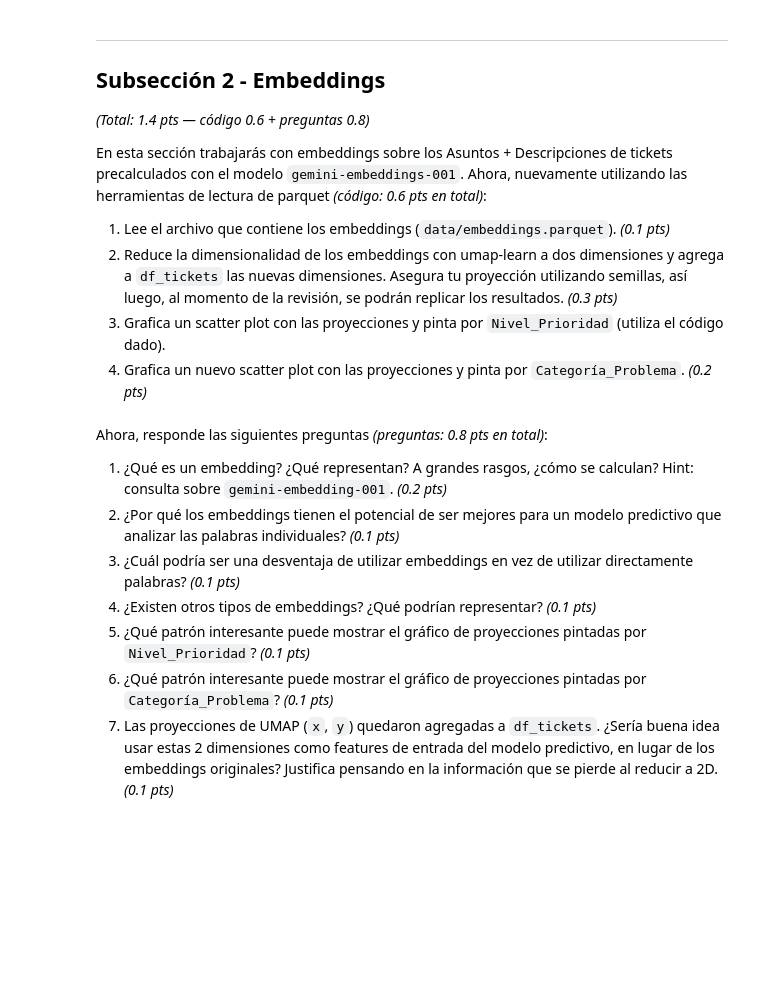
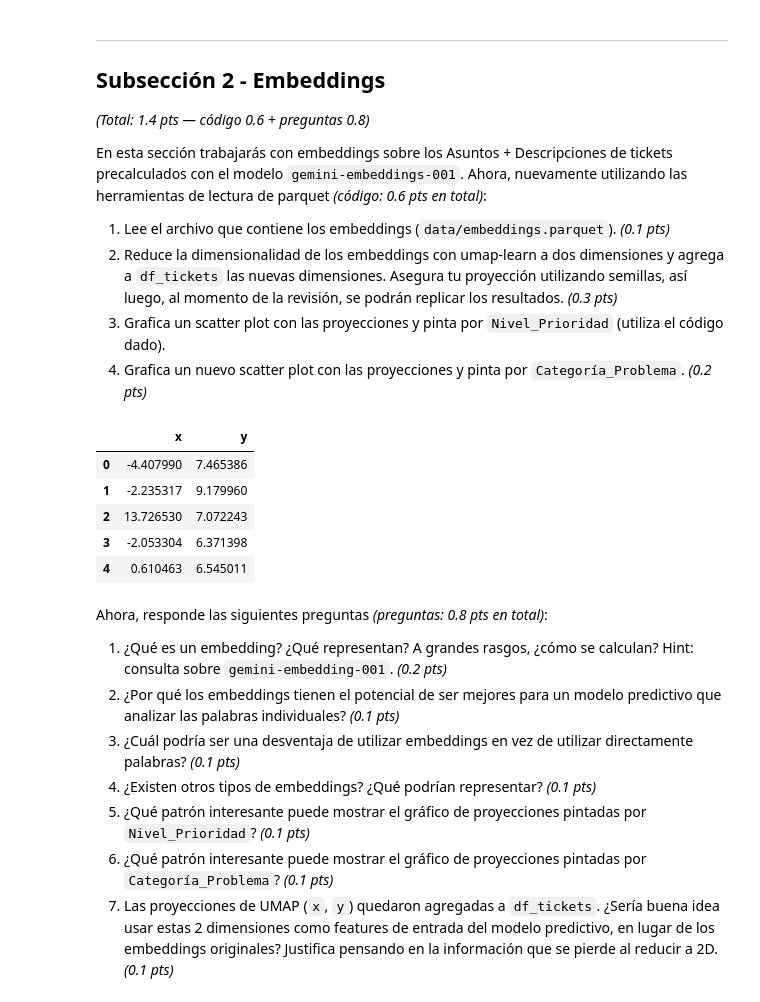
Before and after one commit to cadaeic628/MDS7202, a Jupyter notebook: project/Enunciado_Parte1_Analisis.ipynb, the cells around one changed output. Saved outputs shown, nothing was run; the diff lists cells and outputs as text; code cells hidden in the pictures; blank space fills up the shorter version.

Commit message:
Completar subsección 2.2 de embeddings de la Parte 1

```diff
--- a/project/Enunciado_Parte1_Analisis.ipynb
+++ b/project/Enunciado_Parte1_Analisis.ipynb
@@ -158,8 +158,33 @@ En esta sección trabajarás con embeddings sobre los Asuntos + Descripciones de
 3. Grafica un scatter plot con las proyecciones y pinta por `Nivel_Prioridad` (utiliza el código dado).
 4. Grafica un nuevo scatter plot con las proyecciones y pinta por `Categoría_Problema`. _(0.2 pts)_
 # %%
-# Tu código aquí...
-# Recuerda que puedes usar múltiples celdas.
+import pandas as pd
+import plotly.express as px
+import umap
+
+SEED = 42
+
+# 1. Cargamos los tickets (por si esta subsección se corre de forma independiente) y los embeddings.
+df_tickets = pd.read_parquet("data/tickets.parquet")
+embeddings = pd.read_parquet("data/embeddings.parquet")
+
+# 2. Reducimos los 1024 embeddings a 2 dimensiones con UMAP.
+#    Fijamos random_state para que la proyección sea reproducible en la revisión.
+reducer = umap.UMAP(n_components=2, random_state=SEED)
+proyeccion = reducer.fit_transform(embeddings.values)
+
+# Los embeddings vienen en el mismo orden de filas que df_tickets, así que agregamos x, y directamente.
+df_tickets["x"] = proyeccion[:, 0]
+df_tickets["y"] = proyeccion[:, 1]
+
+df_tickets[["x", "y"]].head()
+# %% [output]
+|  | x | y |
+| 0 | -4.407990 | 7.465386 |
+| 1 | -2.235317 | 9.179960 |
+| 2 | 13.726530 | 7.072243 |
+| 3 | -2.053304 | 6.371398 |
+| 4 | 0.610463 | 6.545011 |
 # %%
 import textwrap
 
```
Also changed, not shown: parts of 2 cells of this notebook.
